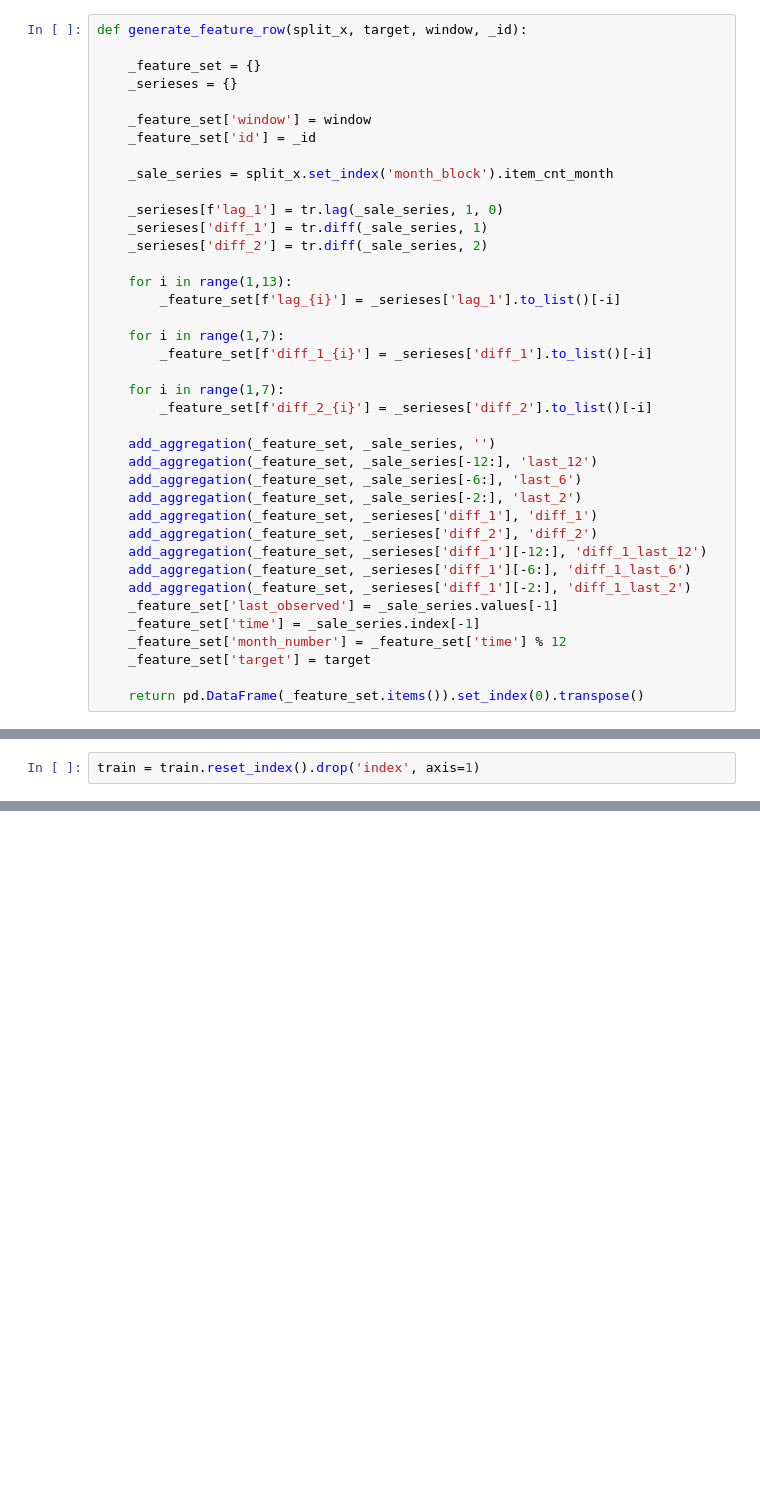
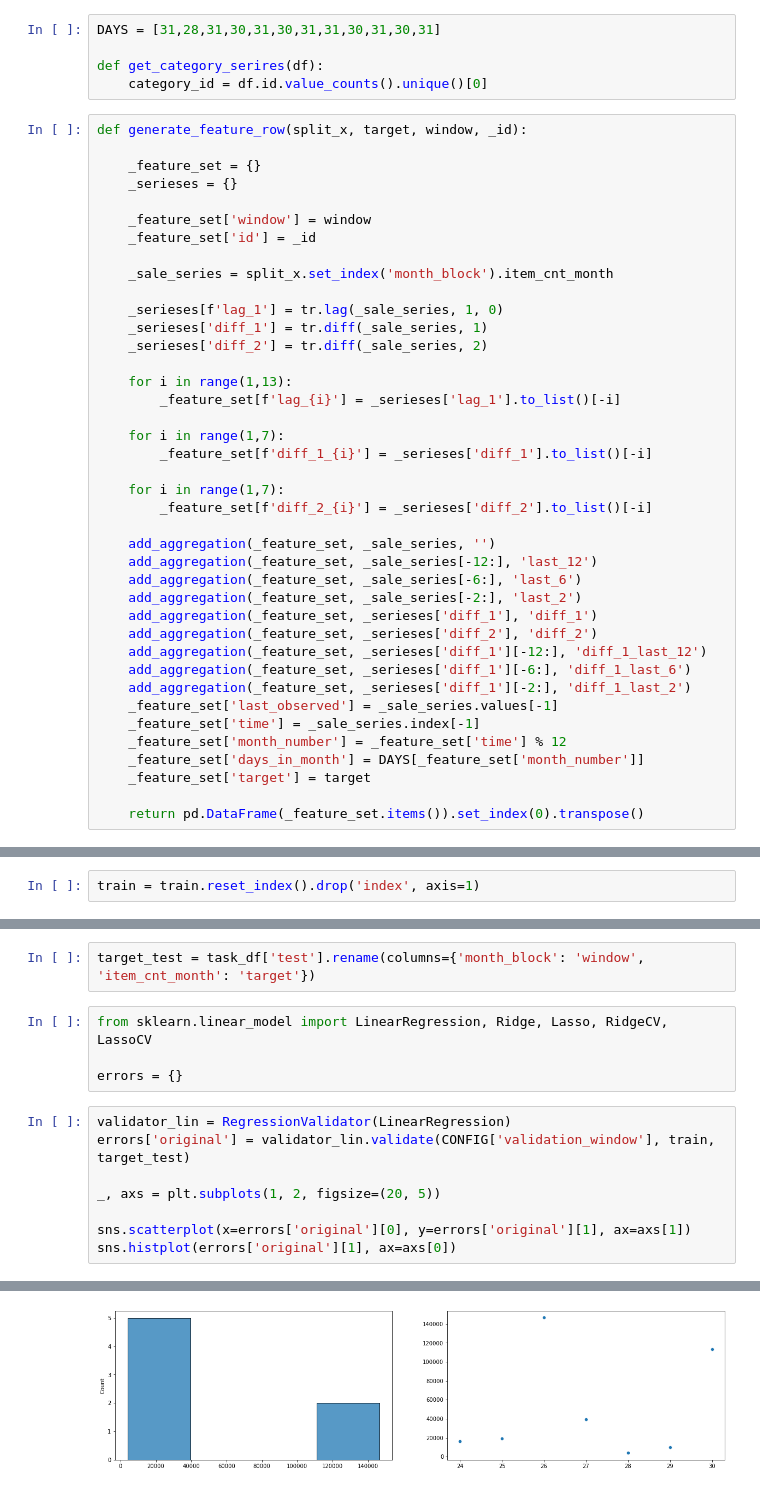
Before and after one commit to Denchidlo/FutureSales, a Jupyter notebook: notebooks/feature_extraction.ipynb, the cells around one changed output, grey strips where cells are left out. Drawn from its saved outputs; the diff is of its cells as text; blank space fills up the shorter version.

```diff
--- a/notebooks/feature_extraction.ipynb
+++ b/notebooks/feature_extraction.ipynb
@@ -252,5 +256,10 @@ iteration_rule = ExpandedWindowIterator('month_block', target_extractor, min_idx
 # %%
 subset_extractor = EntityIterator('id')
+# %%
+DAYS = [31,28,31,30,31,30,31,31,30,31,30,31]
+
+def get_category_serires(df):
+    category_id = df.id.value_counts().unique()[0]
 # %%
 def generate_feature_row(split_x, target, window, _id):
 
@@ -287,6 +296,7 @@ def generate_feature_row(split_x, target, window, _id):
     _feature_set['last_observed'] = _sale_series.values[-1]
     _feature_set['time'] = _sale_series.index[-1]
     _feature_set['month_number'] = _feature_set['time'] % 12
+    _feature_set['days_in_month'] = DAYS[_feature_set['month_number']]
     _feature_set['target'] = target
 
     return pd.DataFrame(_feature_set.items()).set_index(0).transpose()
@@ -305,0 +332,15 @@ train = train.reset_index().drop('index', axis=1)
+# %%
+target_test = task_df['test'].rename(columns={'month_block': 'window', 'item_cnt_month': 'target'})
+# %%
+from sklearn.linear_model import LinearRegression, Ridge, Lasso, RidgeCV, LassoCV
+
+errors = {}
+# %%
+validator_lin = RegressionValidator(LinearRegression)
+errors['original'] = validator_lin.validate(CONFIG['validation_window'], train, target_test)
+
+_, axs = plt.subplots(1, 2, figsize=(20, 5))
+
+sns.scatterplot(x=errors['original'][0], y=errors['original'][1], ax=axs[1])
+sns.histplot(errors['original'][1], ax=axs[0])
+# %% [output]
@@ -305,0 +348 @@ train = train.reset_index().drop('index', axis=1)
+[figure, added]
```
Also changed, not shown: parts of 9 cells of this notebook.
